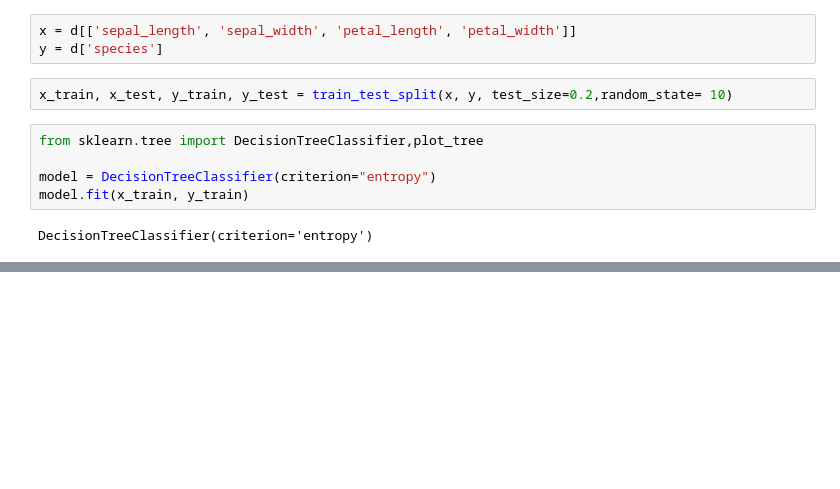
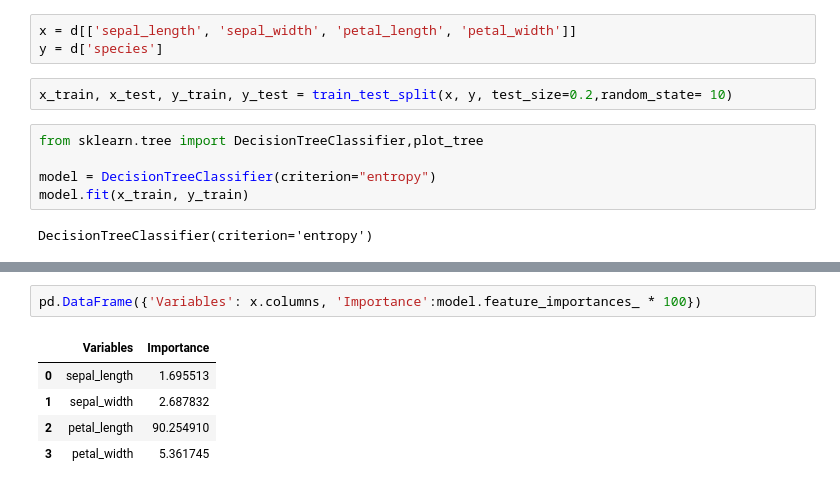
Before and after one commit to MussaddikKhan/Machine_Learning_Workshop, a Jupyter notebook: Day_03/DescionTreeUsingSklearnTree.ipynb, the cells around one changed output, grey strips where cells are left out. Saved outputs shown, nothing was run; the diff lists cells and outputs as text; blank space fills up the shorter version.

Commit message:
Added Importance %

```diff
--- a/Day_03/DescionTreeUsingSklearnTree.ipynb
+++ b/Day_03/DescionTreeUsingSklearnTree.ipynb
@@ -88,0 +102,8 @@ plt.show()
+# %%
+pd.DataFrame({'Variables': x.columns, 'Importance':model.feature_importances_ * 100})
+# %% [output]
+|  | Variables | Importance |
+| 0 | sepal_length | 1.695513 |
+| 1 | sepal_width | 2.687832 |
+| 2 | petal_length | 90.254910 |
+| 3 | petal_width | 5.361745 |
```
Also changed, not shown: parts of 4 cells of this notebook.
